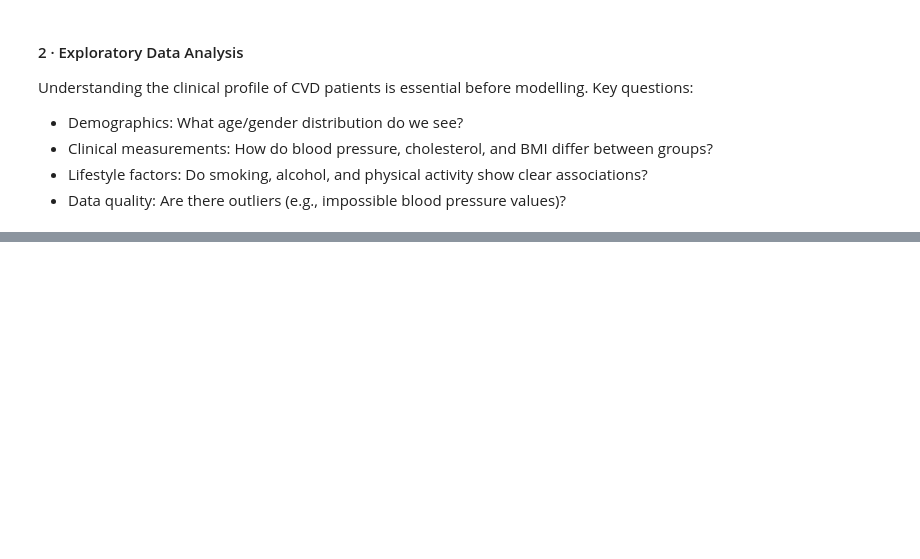
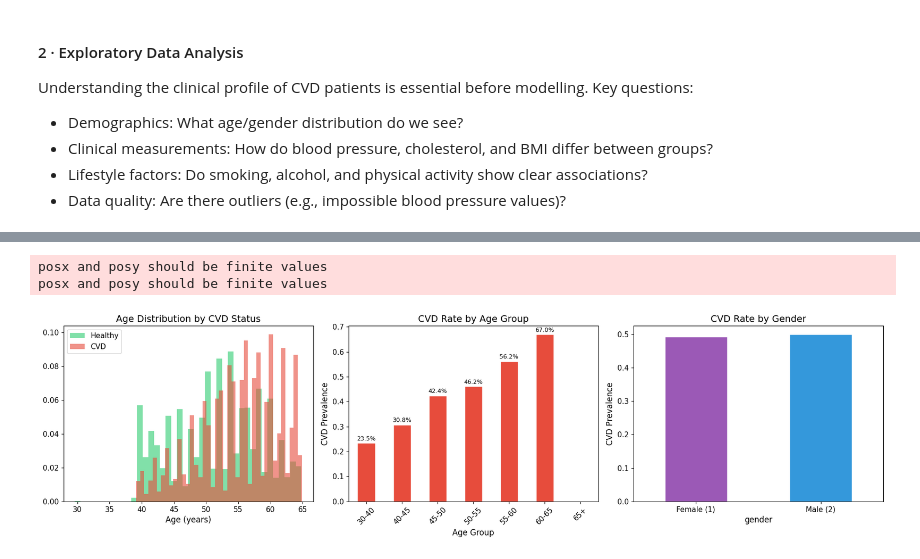
Before and after one commit to Ayodeji63/ml_labs, a Jupyter notebook: projects/cardiovascular_disease/cardiovascular_disease2.ipynb, the cells around one changed output, grey strips where cells are left out. Saved outputs shown, nothing was run; the diff lists cells and outputs as text; code cells hidden in the pictures; blank space fills up the shorter version.

````diff
--- a/projects/cardiovascular_disease/cardiovascular_disease2.ipynb
+++ b/projects/cardiovascular_disease/cardiovascular_disease2.ipynb
@@ -136,0 +179,65 @@ if 'ap_hi' in df_raw.columns:
+# %%
+fig, axes = plt.subplots(1, 3, figsize=(18, 5))
+
+age_col = 'age_years' if 'age_years' in df_clean.columns else 'age'
+
+# Age distribution by CD status
+for status, color, label in [(0, C_HEALTHY, 'Healthy'), (1, C_DISEASE, 'CVD')]:
+    # This is the same masking we discussed before — just grabbing the age column for one group at a time:
+    subset = df_clean[df_clean[TARGET] == status][age_col]
+    axes[0].hist(subset, bins=40, alpha=0.6, color=color, label=label, density=True)
+    """
+    axes[0].hist(subset, bins=40, alpha=0.6, color=color, label=label, density=True)
+```
+
+Breaking down each argument:
+```
+subset    → the age data to plot
+bins=40   → split ages into 40 buckets (more bins = more detailed)
+alpha=0.6 → 60% transparency so both histograms show through each other
+color     → green for healthy, red for sick
+label     → 'Healthy' or 'CVD' shown in the legend
+density=True → show % of people instead of raw counts
+               (so both groups are fairly compared even if sizes differ)
+```
+
+The `alpha=0.6` transparency is the key trick — it lets both histograms **overlap without hiding each other**:
+```
+Without alpha:          With alpha=0.6:
+Green completely        Green and red
+covers red ❌           blend where they overlap ✅
+
+    """
+axes[0].set_title('Age Distribution by CVD Status')
+axes[0].set_xlabel('Age (years)' if 'years' in age_col else 'Age')
+axes[0].legend()
+
+# CVD rate by age group
+
+if 'age_years' in df_clean.columns:
+    df_clean['age_group'] = pd.cut(df_clean['age_years'], bins=[29, 40, 45, 50, 55, 60, 65, 100],
+                                    labels=['30-40', '40-45', '45-50', '50-55', '55-60', '60-65', '65+'])
+    cvd_by_age = df_clean.groupby('age_group')[TARGET].mean()
+    cvd_by_age.plot.bar(ax=axes[1], color=[C_DISEASE], edgecolor='white')
+    axes[1].set_title('CVD Rate by Age Group')
+    axes[1].set_ylabel('CVD Prevalence')
+    axes[1].set_xlabel('Age Group')
+    axes[1].tick_params(axis='x', rotation=45)
+    for i, v in enumerate(cvd_by_age.values):
+        axes[1].text(i, v + 0.01, f'{v:.1%}', ha='center', fontsize=9)
+
+# Gender analysis
+if 'gender' in df_clean.columns:
+    gender_cvd = df_clean.groupby('gender')[TARGET].mean()
+    gender_labels = ['Female (1)', 'Male (2)'] if set (df_clean['gender'].unique()) == {1, 2} else [str(g) for g in gender_cvd.index]
+    gender_cvd.plot.bar(ax=axes[2], color=['#9b59b6', '#3498db'], edgecolor = 'white')
+    axes[2].set_title('CVD Rate by Gender')
+    axes[2].set_ylabel('CVD Prevalence')
+    axes[2].set_xticklabels(gender_labels, rotation=0)
+
+plt.tight_layout()
+plt.show()
+# %% [output]
+posx and posy should be finite values
+posx and posy should be finite values
+[figure, added]
````
Also changed, not shown: parts of 5 cells of this notebook, 2 other files.
